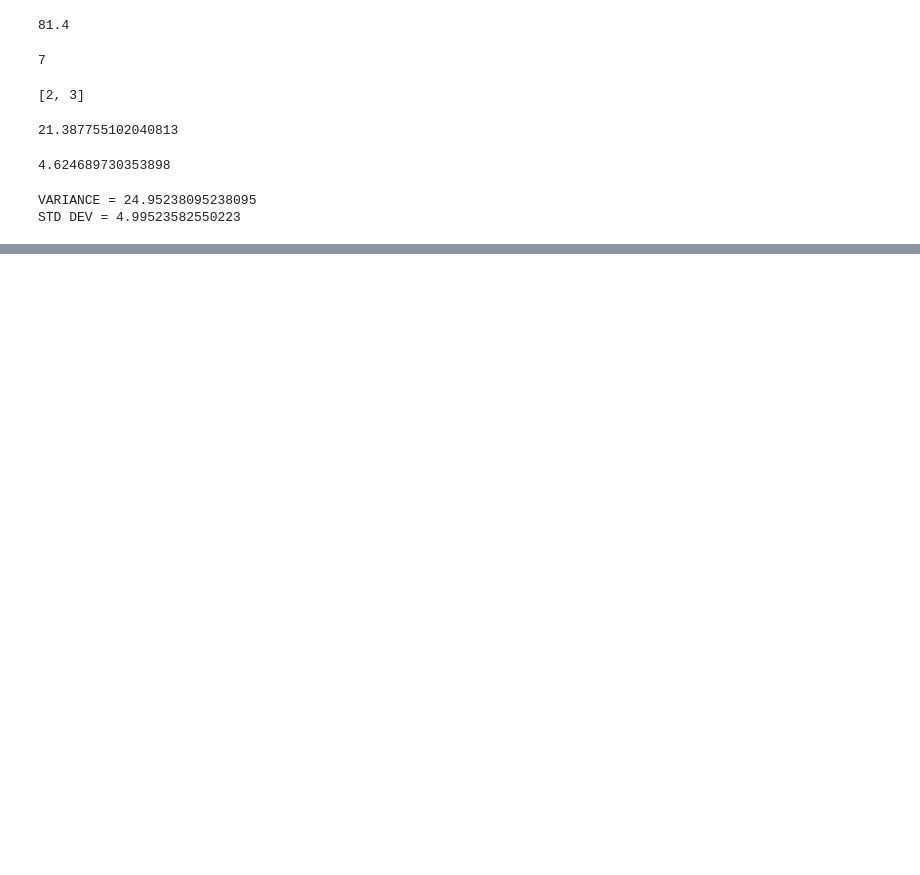
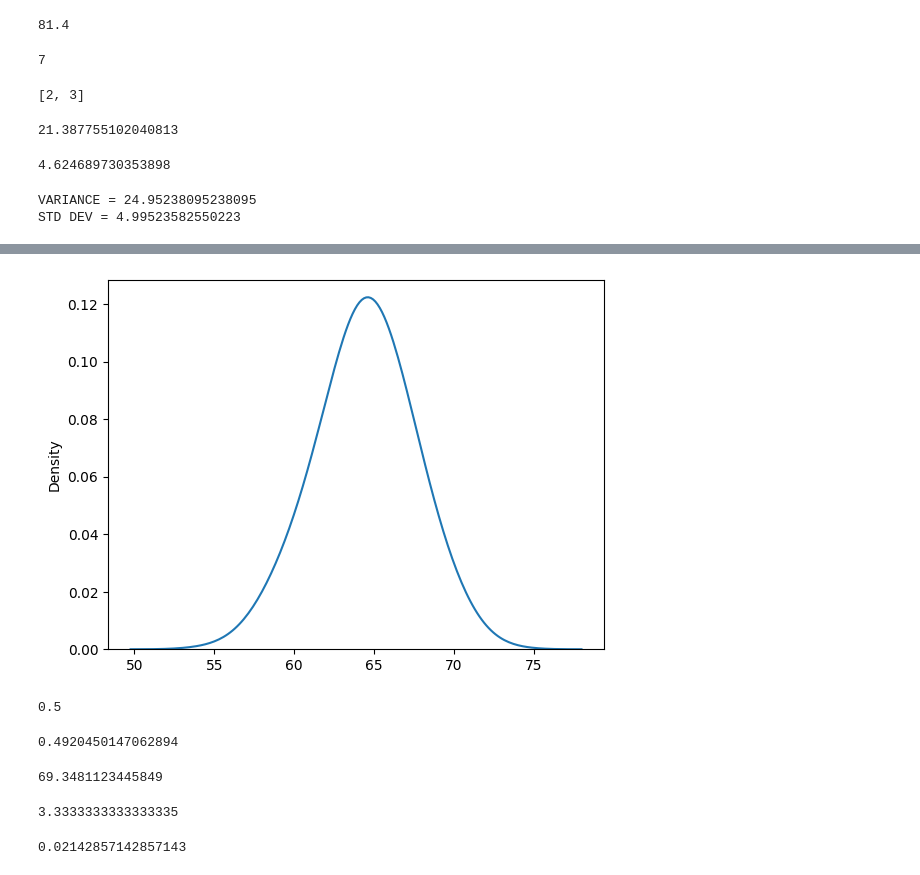
Before and after one commit to zdravoj/data-science-foundations, a Jupyter notebook: Essential_Math/Chapter3_statistics.ipynb, the cells around one changed output, grey strips where cells are left out. Drawn from its saved outputs; the diff is of its cells as text; code cells hidden in the pictures; blank space fills up the shorter version.

```diff
--- a/Essential_Math/Chapter3_statistics.ipynb
+++ b/Essential_Math/Chapter3_statistics.ipynb
@@ -92,0 +108,46 @@ STD DEV = 4.99523582550223
+# %%
+# normal distribution (density)
+sns.kdeplot(data= data, bw_adjust= 2);
+# %% [output]
+[figure, added]
+# %%
+# cumulative distribution
+mu = 64.43
+sigma = 2.99
+
+x = scipy.stats.norm.cdf(64.43, mu, sigma)
+print(x)
+# %% [output]
+0.5
+# %%
+# probability between 62 and 66
+x = scipy.stats.norm.cdf(66, mu, sigma) - scipy.stats.norm.cdf(62, mu, sigma)
+print(x)
+# %% [output]
+0.4920450147062894
+# %%
+# inverse CDF
+x = scipy.stats.norm.ppf(0.95, loc= 64.43, scale= 2.99)
+print(x)
+# %% [output]
+69.3481123445849
+# %%
+# z score
+def z_score(x, mean, std):
+    return (x - mean) / std
+
+mean = 140000
+std_dev = 3000
+x = 150000
+
+print(z_score(x, mean, std_dev))
+# %% [output]
+3.3333333333333335
+# %%
+# coefficient of variation
+def coeff_variation(mean, std):
+    return std / mean
+
+print(coeff_variation(mean, std_dev))
+# %% [output]
+0.02142857142857143
```
Also changed, not shown: parts of 12 cells of this notebook.
